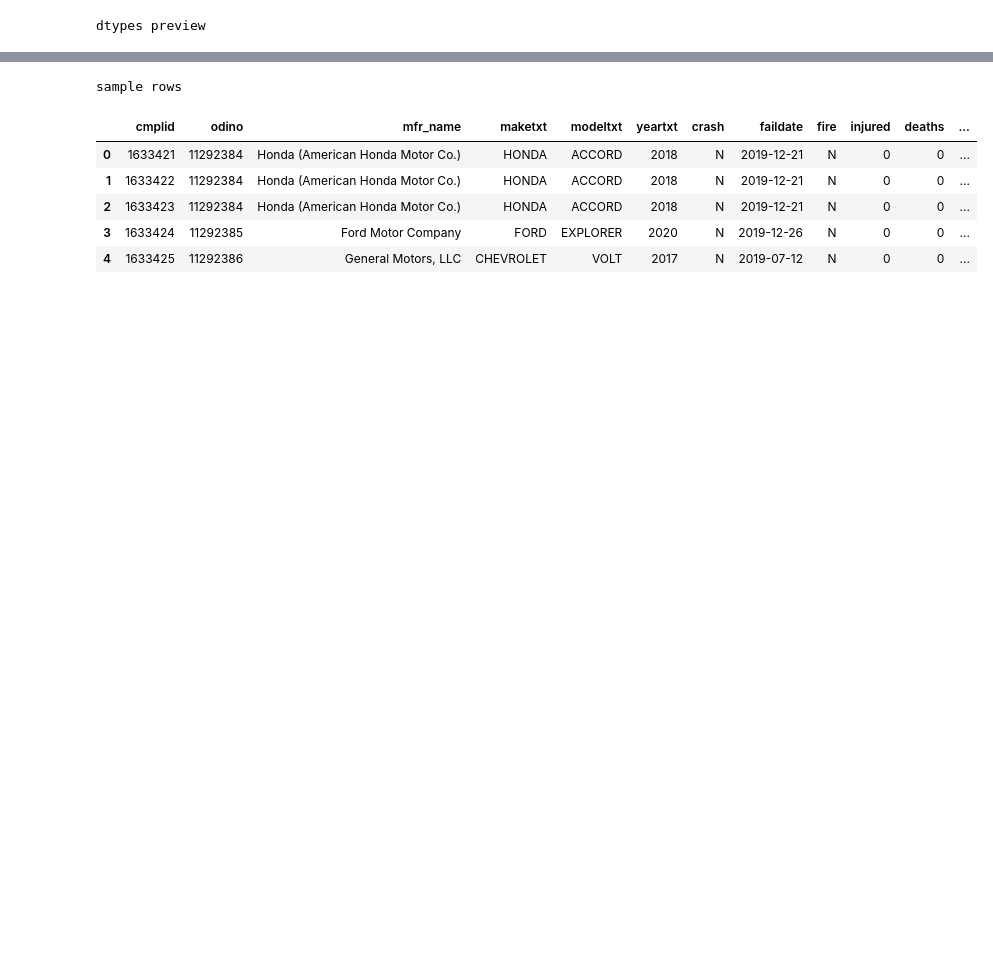
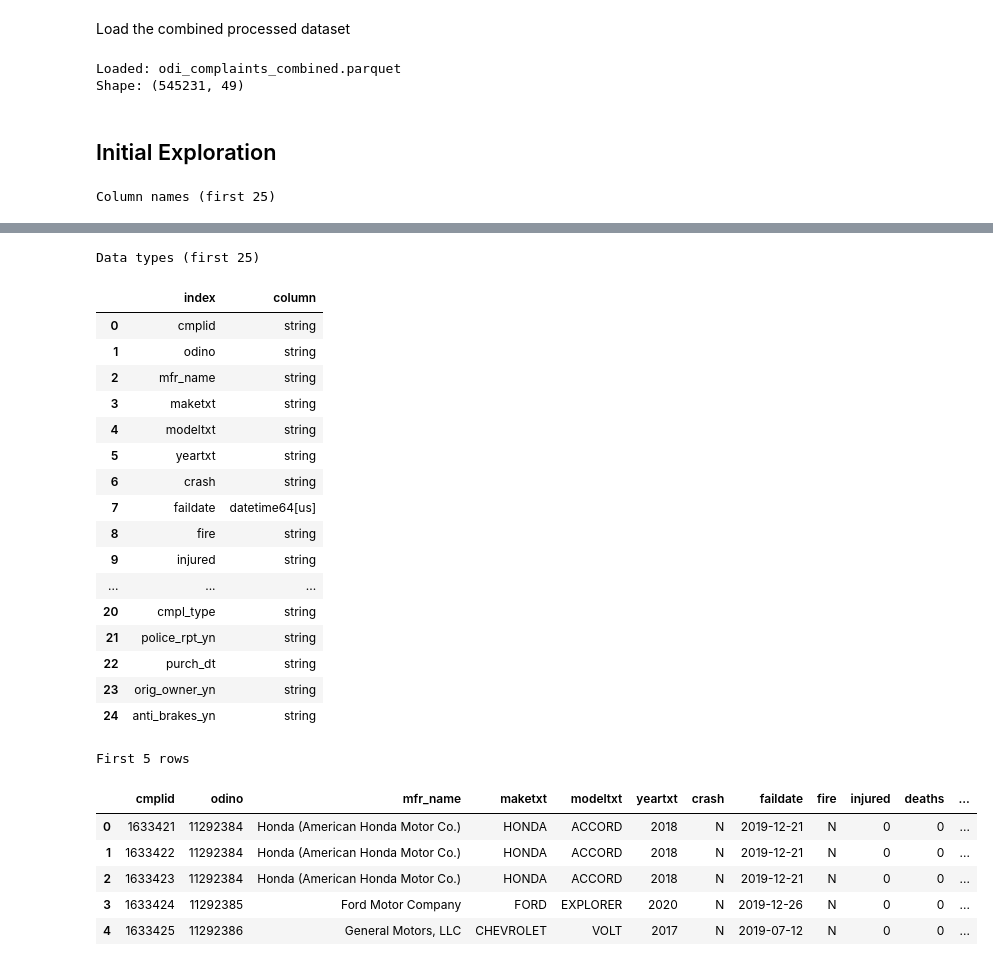
Before and after one commit to DavisM1212/NHTSA-ODI-Complaint-Analytics, a Jupyter notebook: notebooks/EDA.ipynb, the cells around one changed output, grey strips where cells are left out. Saved outputs shown, nothing was run; the diff lists cells and outputs as text; code cells hidden in the pictures; blank space fills up the shorter version.

Commit message:
streamlined and simplified setup pipeline

```diff
--- a/notebooks/EDA.ipynb
+++ b/notebooks/EDA.ipynb
@@ -135,10 +27,44 @@ Columns: 51
+# %% [markdown]
+Load the combined processed dataset
+# %%
+# This notebook assumes the project setup matches the repo defaults
+
+PROJECT_ROOT = Path.cwd()
+if not (PROJECT_ROOT / "data" / "processed").exists():
+    PROJECT_ROOT = PROJECT_ROOT.parent
+
+PROCESSED_DIR = PROJECT_ROOT / "data" / "processed"
+COMBINED_PATH = PROCESSED_DIR / "odi_complaints_combined.parquet"
+
+if not COMBINED_PATH.exists():
+    raise FileNotFoundError(
+        f"Could not find {COMBINED_PATH}. Run the pipeline first to create processed outputs."
+    )
+
+df = pd.read_parquet(COMBINED_PATH)
+df = df.drop(columns=["source_zip", "source_file"], errors="ignore")
+
+# Uncomment the following lines to load the individual year datasets if you want to compare them separately.
+# OLD_PATH = PROCESSED_DIR / "COMPLAINTS_RECEIVED_2020-2024_processed.parquet"
+# NEW_PATH = PROCESSED_DIR / "COMPLAINTS_RECEIVED_2025-2026_processed.parquet"
+# df_2020_2024 = pd.read_parquet(OLD_PATH)
+# df_2025_2026 = pd.read_parquet(NEW_PATH)
+
+print("Loaded:", COMBINED_PATH.name)
+print("Shape:", df.shape)
+# %% [output]
+Loaded: odi_complaints_combined.parquet
+Shape: (545231, 49)
+# %% [markdown]
+## Initial Exploration
 # %%
-# Quick preview
-# You can rerun this cell anytime after changing df filters/transforms
-print("dtypes preview")
-display(df.dtypes.rename("dtype").reset_index(name="column").head(20))
+print("Column names (first 25)")
+display(pd.Series(df.columns, name="column").head(25).to_frame())
 
-print("sample rows")
+print("Data types (first 25)")
+display(df.dtypes.rename("dtype").reset_index(name="column").head(25))
+
+print("First 5 rows")
 display(df.head(5))
 # %% [output]
-dtypes preview
+Column names (first 25)
@@ -162,7 +88,25 @@ dtypes preview
-sample rows
+Data types (first 25)
-|  | cmplid | odino | mfr_name | maketxt | modeltxt | yeartxt | crash | faildate | fire | injured | deaths | ... |
-| 0 | 1633421 | 11292384 | Honda (American Honda Motor Co.) | HONDA | ACCORD | 2018 | N | 2019-12-21 | N | 0 | 0 | ... |
-| 1 | 1633422 | 11292384 | Honda (American Honda Motor Co.) | HONDA | ACCORD | 2018 | N | 2019-12-21 | N | 0 | 0 | ... |
-| 2 | 1633423 | 11292384 | Honda (American Honda Motor Co.) | HONDA | ACCORD | 2018 | N | 2019-12-21 | N | 0 | 0 | ... |
-| 3 | 1633424 | 11292385 | Ford Motor Company | FORD | EXPLORER | 2020 | N | 2019-12-26 | N | 0 | 0 | ... |
-| 4 | 1633425 | 11292386 | General Motors, LLC | CHEVROLET | VOLT | 2017 | N | 2019-07-12 | N | 0 | 0 | ... |
+|  | index | column |
+| 0 | cmplid | string |
+| 1 | odino | string |
+| 2 | mfr_name | string |
+| 3 | maketxt | string |
+| 4 | modeltxt | string |
+| 5 | yeartxt | string |
+| 6 | crash | string |
+| 7 | faildate | datetime64[us] |
+| 8 | fire | string |
+| 9 | injured | string |
+| ... | ... | ... |
+| 20 | cmpl_type | string |
+| 21 | police_rpt_yn | string |
+| 22 | purch_dt | string |
+| 23 | orig_owner_yn | string |
+| 24 | anti_brakes_yn | string |
+First 5 rows
+|  | cmplid | odino | mfr_name | maketxt | modeltxt | yeartxt | crash | faildate | fire | injured | deaths | ... |
+| 0 | 1633421 | 11292384 | Honda (American Honda Motor Co.) | HONDA | ACCORD | 2018 | N | 2019-12-21 | N | 0 | 0 | ... |
+| 1 | 1633422 | 11292384 | Honda (American Honda Motor Co.) | HONDA | ACCORD | 2018 | N | 2019-12-21 | N | 0 | 0 | ... |
+| 2 | 1633423 | 11292384 | Honda (American Honda Motor Co.) | HONDA | ACCORD | 2018 | N | 2019-12-21 | N | 0 | 0 | ... |
+| 3 | 1633424 | 11292385 | Ford Motor Company | FORD | EXPLORER | 2020 | N | 2019-12-26 | N | 0 | 0 | ... |
+| 4 | 1633425 | 11292386 | General Motors, LLC | CHEVROLET | VOLT | 2017 | N | 2019-07-12 | N | 0 | 0 | ... |
```
Also changed, not shown: parts of 17 cells of this notebook, 5 other files.
